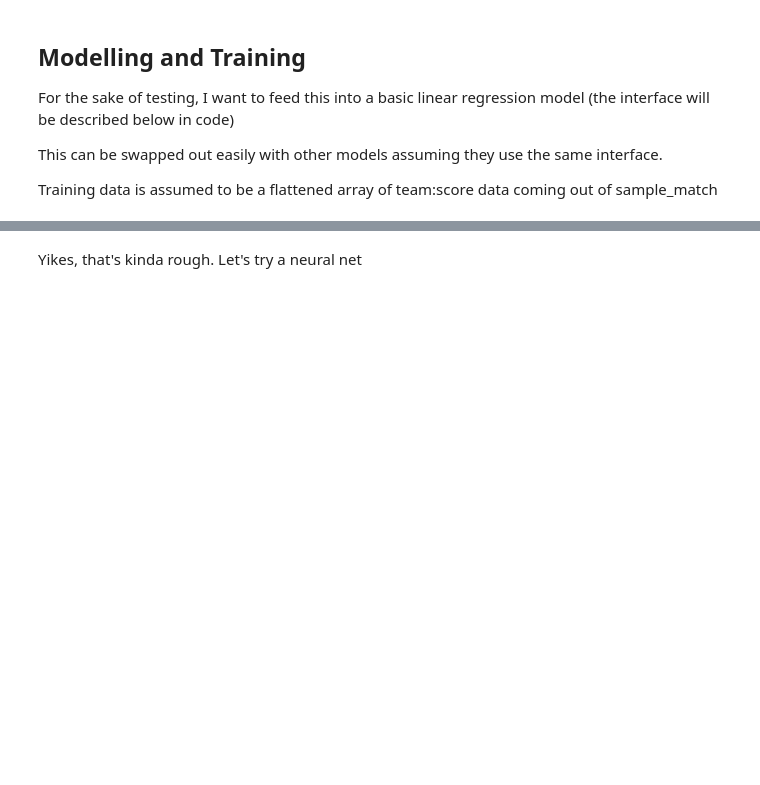
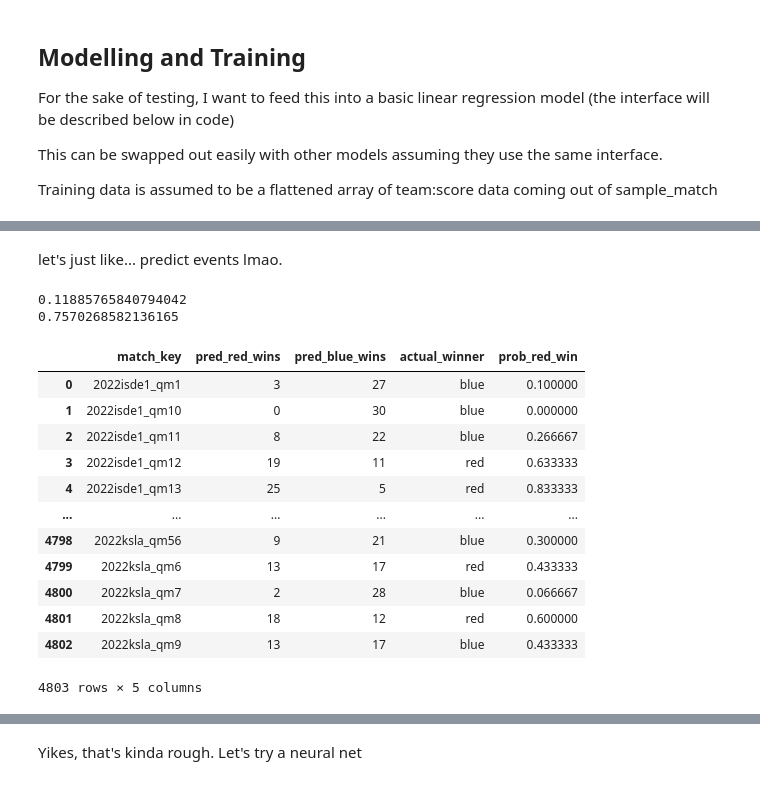
Before and after one commit to morzack/Sakurajima-Scouting, a Jupyter notebook: montemodel.ipynb, the cells around one changed output, grey strips where cells are left out. Drawn from its saved outputs; the diff is of its cells as text; code cells hidden in the pictures; blank space fills up the shorter version.

```diff
--- a/montemodel.ipynb
+++ b/montemodel.ipynb
@@ -188,0 +191,67 @@ sns.scatterplot(predictions, flatten_training_data(train_in)[1])
+# %% [markdown]
+let's just like... predict events lmao.
+# %%
+qualifiers = qualification_matches
+
+m_keys = []
+red_wins = []
+blue_wins = []
+m_winners = []
+
+for _, match in qualifiers.iterrows():
+    red, blue, _ = sample_match(match['match_key'], 30)
+    r_pred = m.predict(flatten_training_data([red])[0])
+    b_pred = m.predict(flatten_training_data([blue])[0])
+    r_wins = 0
+    b_wins = 0
+    for k in range(len(r_pred)):
+        if r_pred[k] > b_pred[k]:
+            r_wins += 1
+        else:
+            b_wins += 1
+    m_keys.append(match['match_key'])
+    red_wins.append(r_wins)
+    blue_wins.append(b_wins)
+    m_winners.append('red' if match['red_points_scored'] > match['blue_points_scored'] else 'blue')
+
+pred_matches = pd.DataFrame({
+    "match_key": m_keys,
+    "pred_red_wins": red_wins,
+    "pred_blue_wins": blue_wins,
+    "actual_winner": m_winners
+})
+
+# guesstimate accuracy
+pred_matches['prob_red_win'] = pred_matches.apply(lambda row: row.pred_red_wins / (row.pred_red_wins + row.pred_blue_wins), axis=1)
+bss = []
+correct = 0
+total = 0
+for _, match in pred_matches.iterrows():
+    if match['prob_red_win'] > 0.5 and match['actual_winner'] == 'red':
+        bss.append((match['prob_red_win'] - 1)**2)
+        correct += 1
+    elif match['prob_red_win'] < 0.5 and match['actual_winner'] == 'blue':
+        bss.append(((1 - match['prob_red_win']) - 1)**2)
+        correct += 1
+    else:
+        bss.append((match['prob_red_win'] - 0)**2)
+    total += 1
+print(sum(bss) / len(bss))
+print(correct / total)
+pred_matches
+# %% [output]
+0.11885765840794042
+0.7570268582136165
+|  | match_key | pred_red_wins | pred_blue_wins | actual_winner | prob_red_win |
+| 0 | 2022isde1_qm1 | 3 | 27 | blue | 0.100000 |
+| 1 | 2022isde1_qm10 | 0 | 30 | blue | 0.000000 |
+| 2 | 2022isde1_qm11 | 8 | 22 | blue | 0.266667 |
+| 3 | 2022isde1_qm12 | 19 | 11 | red | 0.633333 |
+| 4 | 2022isde1_qm13 | 25 | 5 | red | 0.833333 |
+| ... | ... | ... | ... | ... | ... |
+| 4798 | 2022ksla_qm56 | 9 | 21 | blue | 0.300000 |
+| 4799 | 2022ksla_qm6 | 13 | 17 | red | 0.433333 |
+| 4800 | 2022ksla_qm7 | 2 | 28 | blue | 0.066667 |
+| 4801 | 2022ksla_qm8 | 18 | 12 | red | 0.600000 |
+| 4802 | 2022ksla_qm9 | 13 | 17 | blue | 0.433333 |
+4803 rows × 5 columns
```
Also changed, not shown: parts of 7 cells of this notebook, 4 other files.
